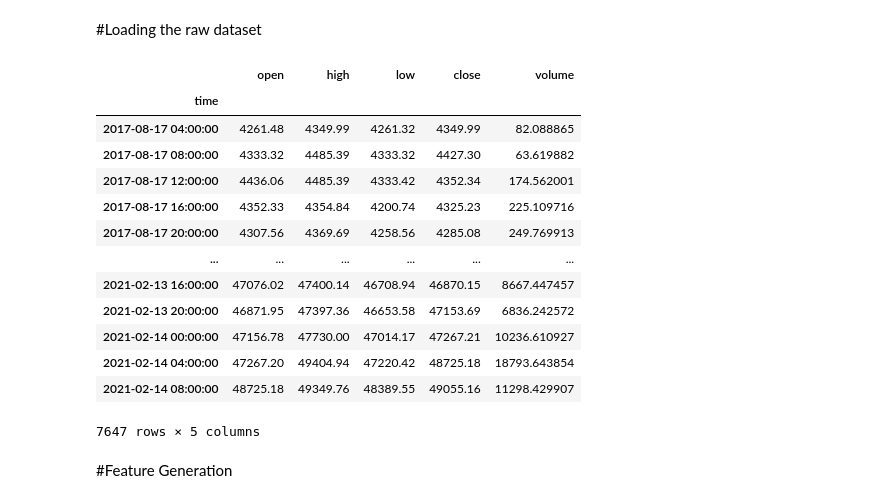
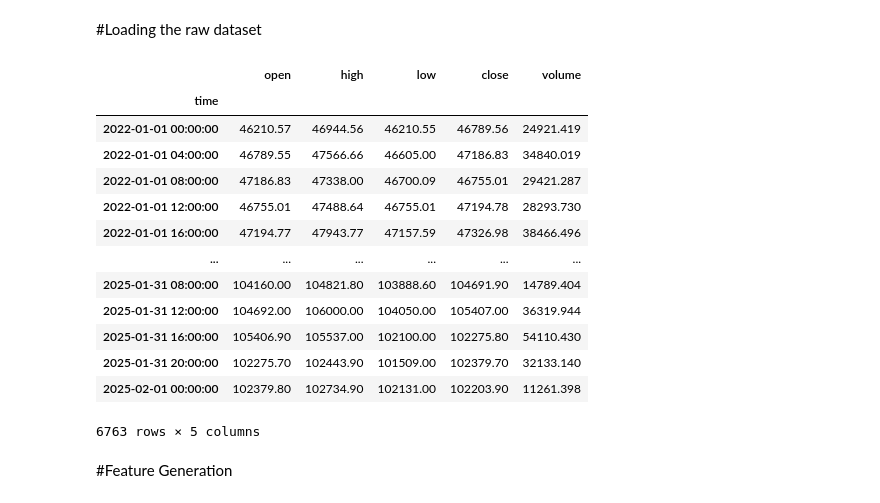
Before and after one commit to manigot/MyPaper_DL_ML_Fin, a Jupyter notebook: BTC_Main.ipynb, the cells around one changed output. Cells and saved outputs as stored; diff of their text form; code cells hidden in the pictures.

```diff
--- a/BTC_Main.ipynb
+++ b/BTC_Main.ipynb
@@ -232,27 +252,27 @@ from Confusion_Matrix import make_confusion_matrix
 # %% [markdown]
 #Loading the raw dataset
 # %%
-df = pd.read_csv("/content/BTC_USDT-4h.csv")
-df.drop([df.columns[0]], axis = 1, inplace = True)
-df.columns = ["time", "open","high","low","close","volume"]
-df.index = pd.to_datetime(df["time"], unit='ms')
+df = pd.read_csv("/content/btc.csv")
+#df.drop([df.columns[0]], axis = 1, inplace = True)
+#df.columns = ["time", "open","high","low","close","volume"]
+df.index = pd.to_datetime(df["time"])
 df.drop(["time"],axis = 1, inplace= True)
 df
 # %% [output]
 |  | open | high | low | close | volume |
 | time |  |  |  |  |  |
-| 2017-08-17 04:00:00 | 4261.48 | 4349.99 | 4261.32 | 4349.99 | 82.088865 |
-| 2017-08-17 08:00:00 | 4333.32 | 4485.39 | 4333.32 | 4427.30 | 63.619882 |
-| 2017-08-17 12:00:00 | 4436.06 | 4485.39 | 4333.42 | 4352.34 | 174.562001 |
-| 2017-08-17 16:00:00 | 4352.33 | 4354.84 | 4200.74 | 4325.23 | 225.109716 |
-| 2017-08-17 20:00:00 | 4307.56 | 4369.69 | 4258.56 | 4285.08 | 249.769913 |
+| 2022-01-01 00:00:00 | 46210.57 | 46944.56 | 46210.55 | 46789.56 | 24921.419 |
+| 2022-01-01 04:00:00 | 46789.55 | 47566.66 | 46605.00 | 47186.83 | 34840.019 |
+| 2022-01-01 08:00:00 | 47186.83 | 47338.00 | 46700.09 | 46755.01 | 29421.287 |
+| 2022-01-01 12:00:00 | 46755.01 | 47488.64 | 46755.01 | 47194.78 | 28293.730 |
+| 2022-01-01 16:00:00 | 47194.77 | 47943.77 | 47157.59 | 47326.98 | 38466.496 |
 | ... | ... | ... | ... | ... | ... |
-| 2021-02-13 16:00:00 | 47076.02 | 47400.14 | 46708.94 | 46870.15 | 8667.447457 |
-| 2021-02-13 20:00:00 | 46871.95 | 47397.36 | 46653.58 | 47153.69 | 6836.242572 |
-| 2021-02-14 00:00:00 | 47156.78 | 47730.00 | 47014.17 | 47267.21 | 10236.610927 |
-| 2021-02-14 04:00:00 | 47267.20 | 49404.94 | 47220.42 | 48725.18 | 18793.643854 |
-| 2021-02-14 08:00:00 | 48725.18 | 49349.76 | 48389.55 | 49055.16 | 11298.429907 |
+| 2025-01-31 08:00:00 | 104160.00 | 104821.80 | 103888.60 | 104691.90 | 14789.404 |
+| 2025-01-31 12:00:00 | 104692.00 | 106000.00 | 104050.00 | 105407.00 | 36319.944 |
+| 2025-01-31 16:00:00 | 105406.90 | 105537.00 | 102100.00 | 102275.80 | 54110.430 |
+| 2025-01-31 20:00:00 | 102275.70 | 102443.90 | 101509.00 | 102379.70 | 32133.140 |
+| 2025-02-01 00:00:00 | 102379.80 | 102734.90 | 102131.00 | 102203.90 | 11261.398 |
-7647 rows × 5 columns
+6763 rows × 5 columns
 # %% [markdown]
 #Feature Generation
 # %%
```
Also changed, not shown: parts of 45 cells of this notebook.
